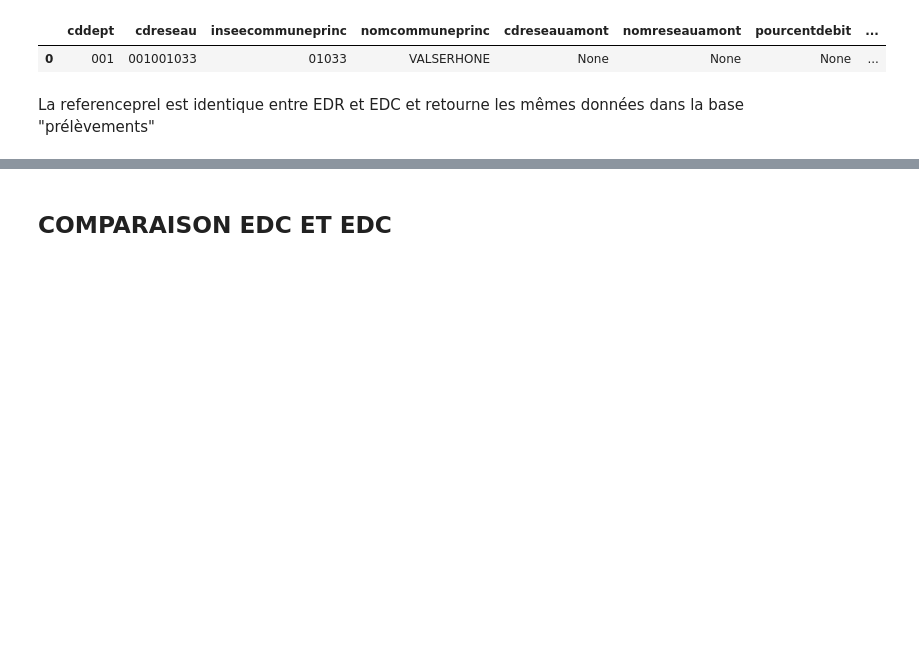
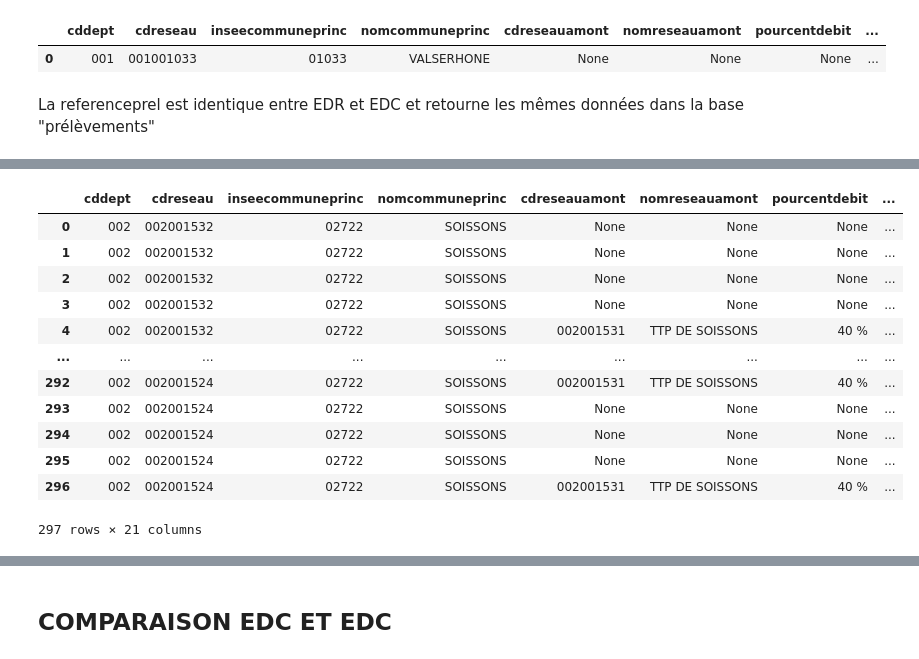
Before and after one commit to sbsrouteur/13_pollution_eau, a Jupyter notebook: analytics/notebooks/bdd_edr_udi.ipynb, the cells around one changed output, grey strips where cells are left out. Drawn from its saved outputs; the diff is of its cells as text; code cells hidden in the pictures; blank space fills up the shorter version.

```diff
--- a/analytics/notebooks/bdd_edr_udi.ipynb
+++ b/analytics/notebooks/bdd_edr_udi.ipynb
@@ -210,0 +240,23 @@ Le nb de prélèvements est identique entre EDC et EDR dans les base prélèveme
+# %%
+exple = """
+SELECT * from edc_prelevements
+WHERE inseecommuneprinc='02722'
+"""
+
+edc_plv_exple = con.sql(exple)
+data_edc_plv_exple = edc_plv_exple.df()
+data_edc_plv_exple
+# %% [output]
+|  | cddept | cdreseau | inseecommuneprinc | nomcommuneprinc | cdreseauamont | nomreseauamont | pourcentdebit | ... |
+| 0 | 002 | 002001532 | 02722 | SOISSONS | None | None | None | ... |
+| 1 | 002 | 002001532 | 02722 | SOISSONS | None | None | None | ... |
+| 2 | 002 | 002001532 | 02722 | SOISSONS | None | None | None | ... |
+| 3 | 002 | 002001532 | 02722 | SOISSONS | None | None | None | ... |
+| 4 | 002 | 002001532 | 02722 | SOISSONS | 002001531 | TTP DE SOISSONS | 40 % | ... |
+| ... | ... | ... | ... | ... | ... | ... | ... | ... |
+| 292 | 002 | 002001524 | 02722 | SOISSONS | 002001531 | TTP DE SOISSONS | 40 % | ... |
+| 293 | 002 | 002001524 | 02722 | SOISSONS | None | None | None | ... |
+| 294 | 002 | 002001524 | 02722 | SOISSONS | None | None | None | ... |
+| 295 | 002 | 002001524 | 02722 | SOISSONS | None | None | None | ... |
+| 296 | 002 | 002001524 | 02722 | SOISSONS | 002001531 | TTP DE SOISSONS | 40 % | ... |
+297 rows × 21 columns
```
Also changed, not shown: parts of 27 cells of this notebook.
